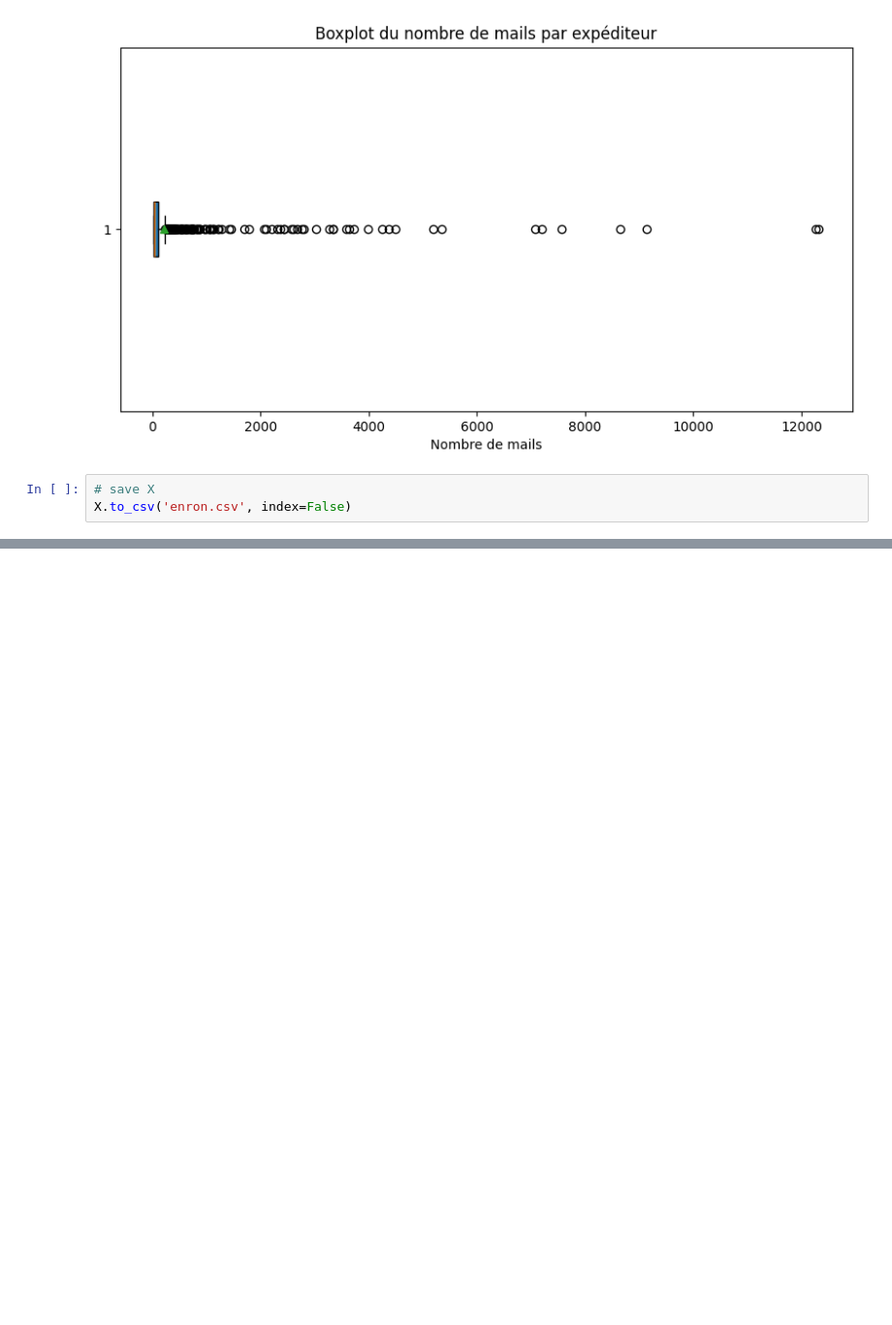
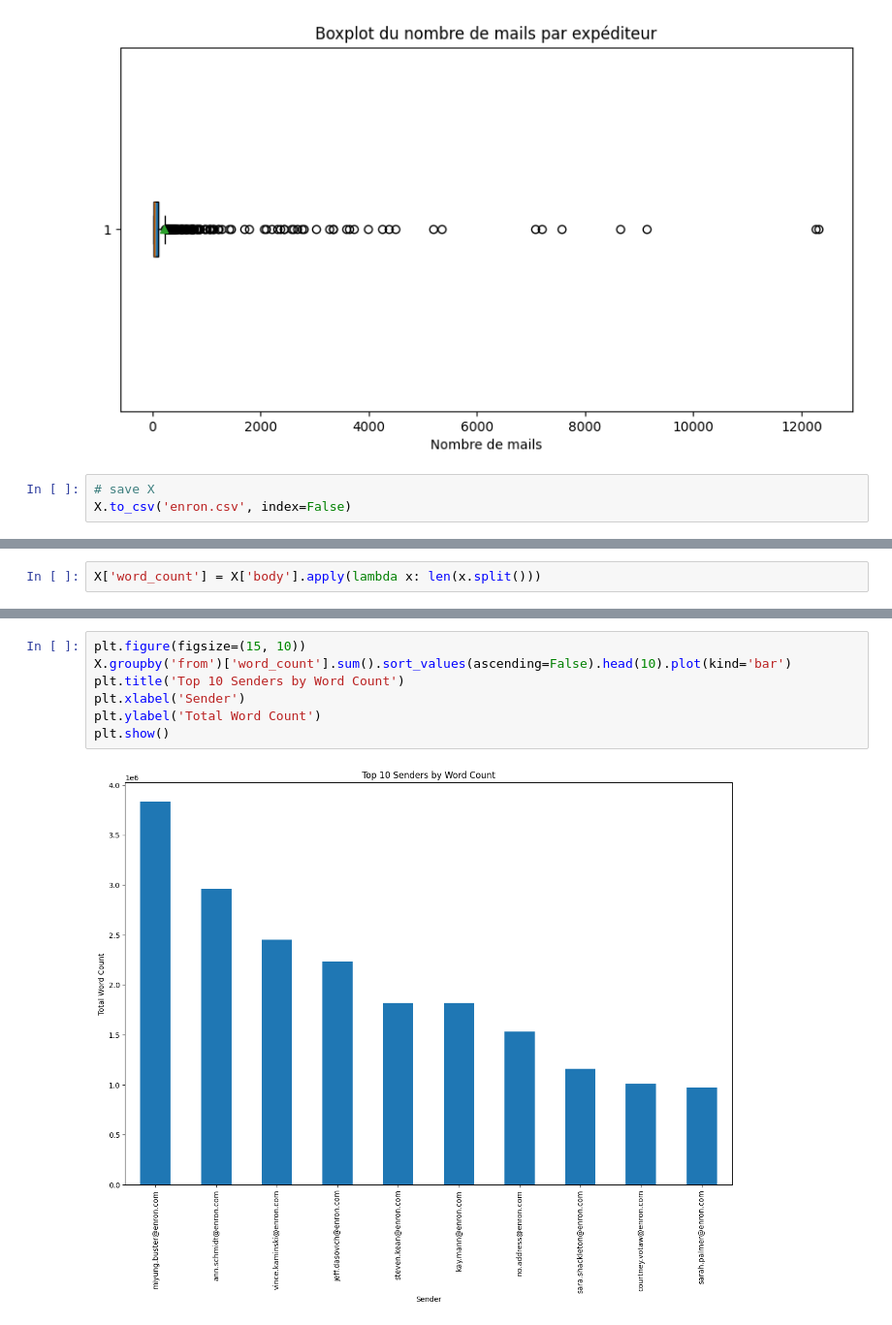
Before and after one commit to ilyesdjerfaf/Legal-Email-Styling, a Jupyter notebook: notebooks/EDA.ipynb, the cells around one changed output, grey strips where cells are left out. Shown: that part at 97% size. Cells and saved outputs as stored; diff of their text form; blank space fills up the shorter version.

```diff
--- a/notebooks/EDA.ipynb
+++ b/notebooks/EDA.ipynb
@@ -201,0 +231,2 @@ X.to_csv('enron.csv', index=False)
+# %%
+X['word_count'] = X['body'].apply(lambda x: len(x.split()))
@@ -201,0 +256,9 @@ X.to_csv('enron.csv', index=False)
+# %%
+plt.figure(figsize=(15, 10))
+X.groupby('from')['word_count'].sum().sort_values(ascending=False).head(10).plot(kind='bar')
+plt.title('Top 10 Senders by Word Count')
+plt.xlabel('Sender')
+plt.ylabel('Total Word Count')
+plt.show()
+# %% [output]
+[figure, added]
```
Also changed, not shown: parts of 15 cells of this notebook.
